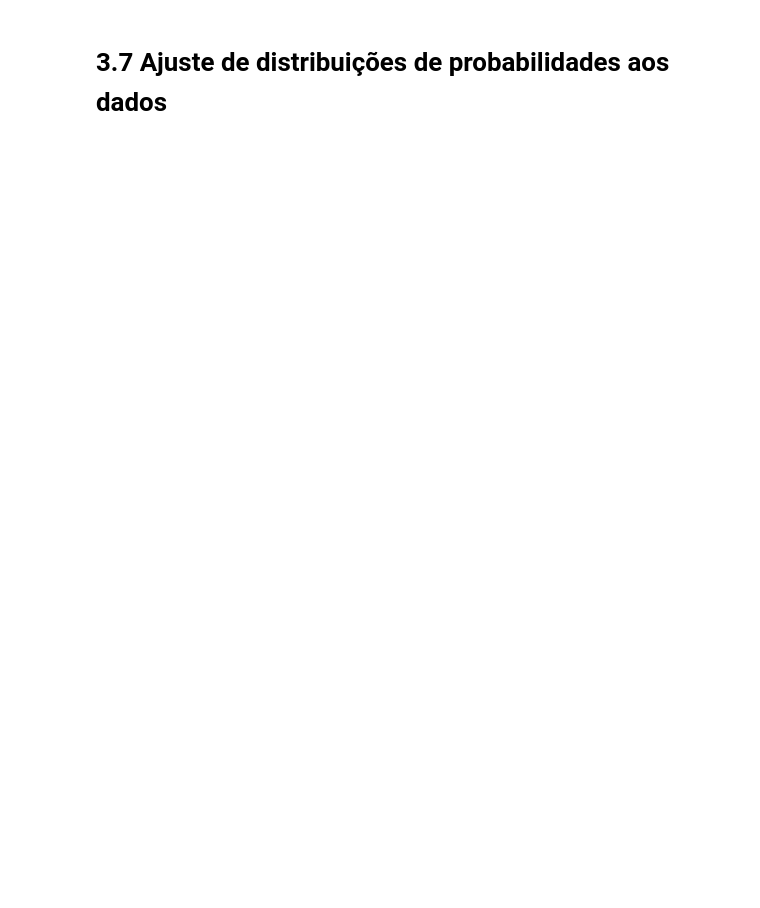
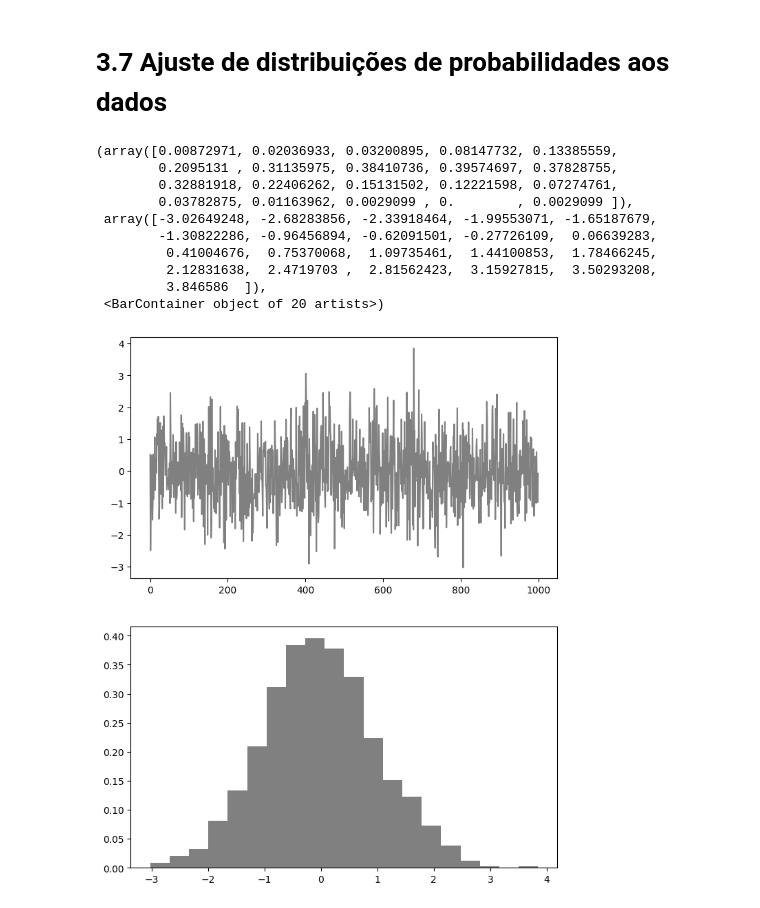
Before and after one commit to eraosso/PMF, a Jupyter notebook: Capitulo-3.ipynb, the cells around one changed output. Saved outputs shown, nothing was run; the diff lists cells and outputs as text; code cells hidden in the pictures; blank space fills up the shorter version.

```diff
--- a/Capitulo-3.ipynb
+++ b/Capitulo-3.ipynb
@@ -183,5 +183,23 @@ plt.show()
 # %% [markdown]
 # 3.7 Ajuste de distribuições de probabilidades aos dados
+# %%
+fig, ax = plt.subplots(nrows=2, ncols=1, figsize=(8,10))
+ax[0].plot(gaussiana, color ="gray")
+ax[1].hist(gaussiana, bins=20, color="gray", density=True)
+
+# ax[1].hist(gama)
+# %% [output]
+(array([0.00872971, 0.02036933, 0.03200895, 0.08147732, 0.13385559,
+        0.2095131 , 0.31135975, 0.38410736, 0.39574697, 0.37828755,
+        0.32881918, 0.22406262, 0.15131502, 0.12221598, 0.07274761,
+        0.03782875, 0.01163962, 0.0029099 , 0.        , 0.0029099 ]),
+ array([-3.02649248, -2.68283856, -2.33918464, -1.99553071, -1.65187679,
+        -1.30822286, -0.96456894, -0.62091501, -0.27726109,  0.06639283,
+         0.41004676,  0.75370068,  1.09735461,  1.44100853,  1.78466245,
+         2.12831638,  2.4719703 ,  2.81562423,  3.15927815,  3.50293208,
+         3.846586  ]),
+ <BarContainer object of 20 artists>)
+[figure, added]
 # %%
 gaussiana = [random.gauss(0, 1) for _ in range(1000)]
 
```
Also changed, not shown: parts of 16 cells of this notebook.
